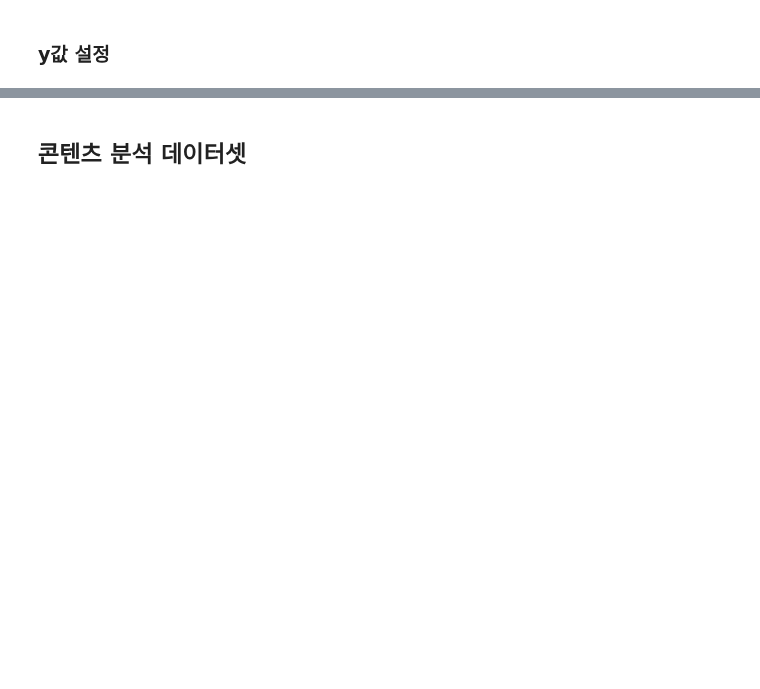
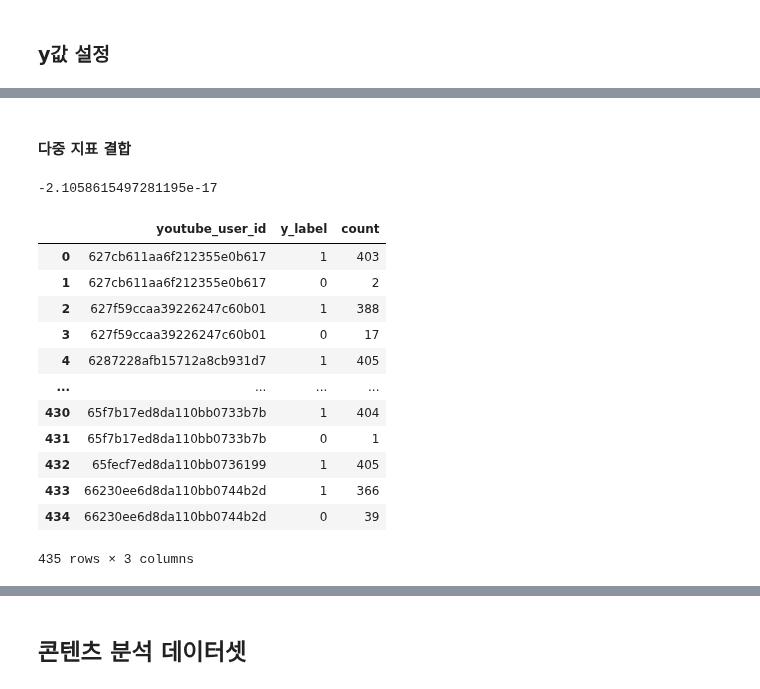
Before and after one commit to kkwann/awake, a Jupyter notebook: 3.EDA.ipynb, the cells around one changed output, grey strips where cells are left out. Saved outputs shown, nothing was run; the diff lists cells and outputs as text; code cells hidden in the pictures; blank space fills up the shorter version.

```diff
--- a/3.EDA.ipynb
+++ b/3.EDA.ipynb
@@ -170,0 +164,2 @@ Name: total_engage_rate, Length: 106374, dtype: float64
+# %% [markdown]
+#### 다중 지표 결합
@@ -170,0 +173,28 @@ Name: total_engage_rate, Length: 106374, dtype: float64
+# %%
+-2.1058615497281195e-17
+# %% [output]
+-2.1058615497281195e-17
+# %%
+# 임계값 설정
+threshold = np.percentile(anomaly_scores, 5) ## 이상치 점수가 작을수록 이상치에 가깝다고 판단하는데, 5번째 백분위수가 (-)로 바뀌는 포인트
+
+# y값 라벨링 (이상치이면 0, 그렇지 않으면 1)
+merge_df_users_fin['y_label'] = np.where(anomaly_scores < threshold, 0, 1)
+# %%
+# 계정별 y값 빈도 데이터
+y_result_df = merge_df_users_fin.groupby('youtube_user_id')['y_label'].value_counts().reset_index()
+y_result_df
+# %% [output]
+|  | youtube_user_id | y_label | count |
+| 0 | 627cb611aa6f212355e0b617 | 1 | 403 |
+| 1 | 627cb611aa6f212355e0b617 | 0 | 2 |
+| 2 | 627f59ccaa39226247c60b01 | 1 | 388 |
+| 3 | 627f59ccaa39226247c60b01 | 0 | 17 |
+| 4 | 6287228afb15712a8cb931d7 | 1 | 405 |
+| ... | ... | ... | ... |
+| 430 | 65f7b17ed8da110bb0733b7b | 1 | 404 |
+| 431 | 65f7b17ed8da110bb0733b7b | 0 | 1 |
+| 432 | 65fecf7ed8da110bb0736199 | 1 | 405 |
+| 433 | 66230ee6d8da110bb0744b2d | 1 | 366 |
+| 434 | 66230ee6d8da110bb0744b2d | 0 | 39 |
+435 rows × 3 columns
```
Also changed, not shown: parts of 32 cells of this notebook, 1 other file.
